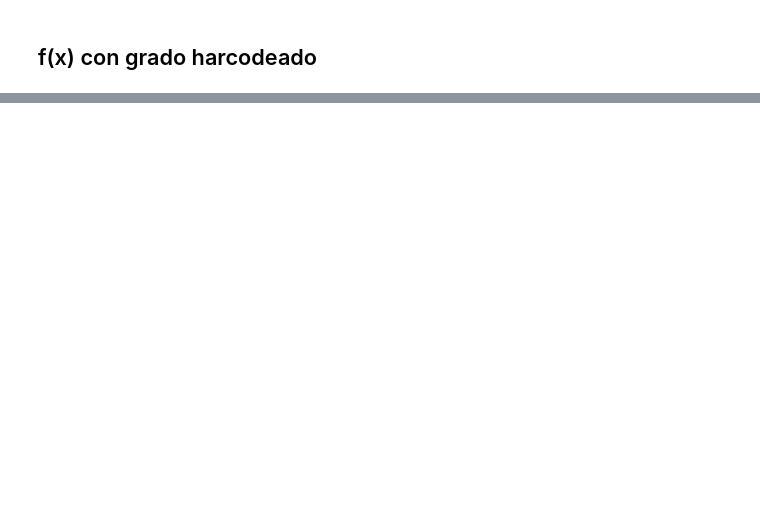
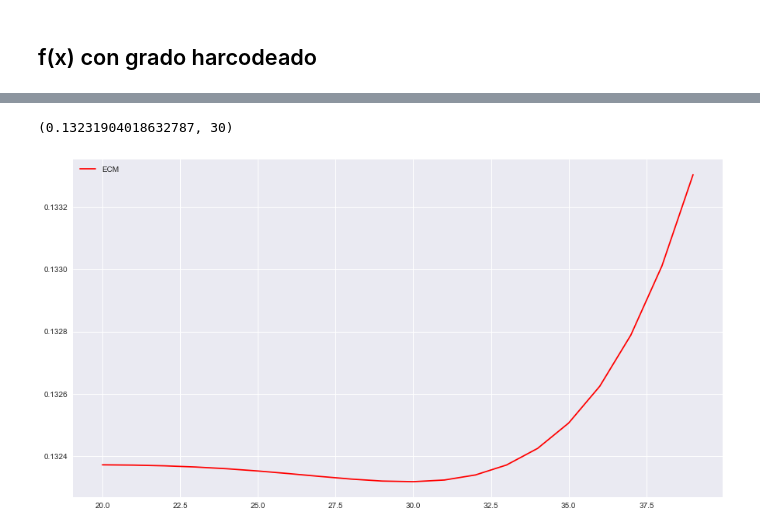
Before and after one commit to smcsicardi/metnum-tp3, a Jupyter notebook: world temperature least squares.ipynb, the cells around one changed output, grey strips where cells are left out. Saved outputs shown, nothing was run; the diff lists cells and outputs as text; code cells hidden in the pictures; blank space fills up the shorter version.

```diff
--- a/world temperature least squares.ipynb
+++ b/world temperature least squares.ipynb
@@ -133,0 +81,19 @@ plt.show()
+# %%
+ecms = []
+
+grados = range(20, 40, 1)
+for grado in grados:
+    f = cml(poly(grado), fechas, temps)
+    results = list(map(f, fechas))
+    ecms.append(ecm(results, temps))
+
+m = min(zip(ecms, grados), key=lambda x: x[0])
+print(m)
+
+plt.plot(grados, ecms, 'r', label='ECM')
+#plt.plot(fechas, results, 'r', label='CML')
+plt.legend()
+plt.show()
+# %% [output]
+(0.13231904018632787, 30)
+[figure, added]
```
Also changed, not shown: parts of 12 cells of this notebook.
